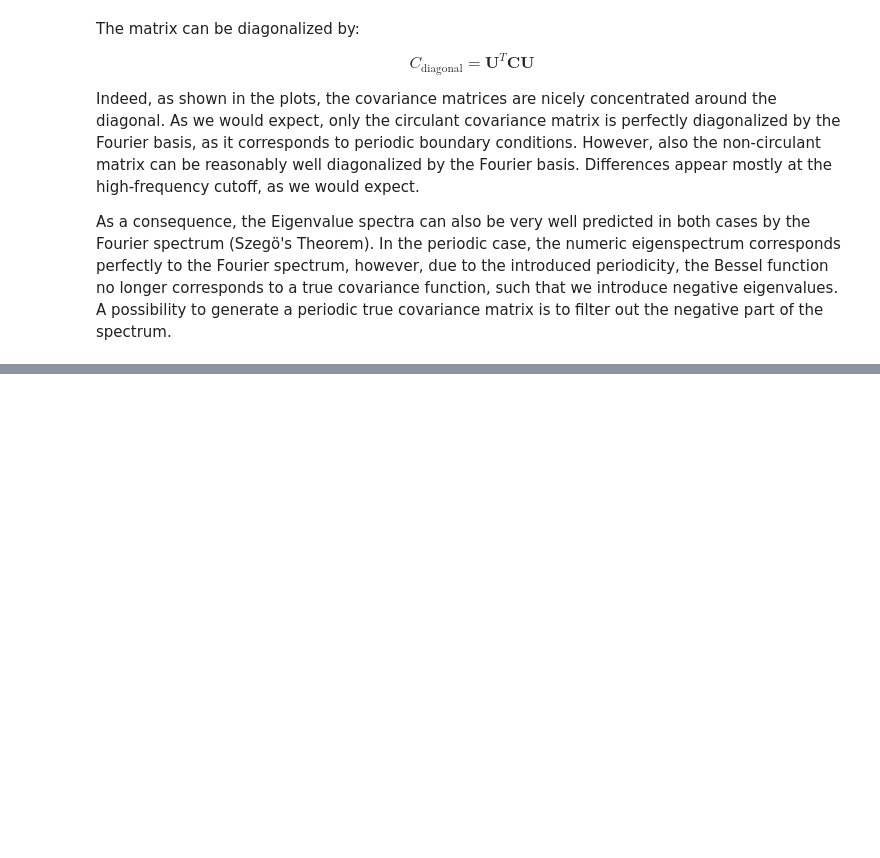
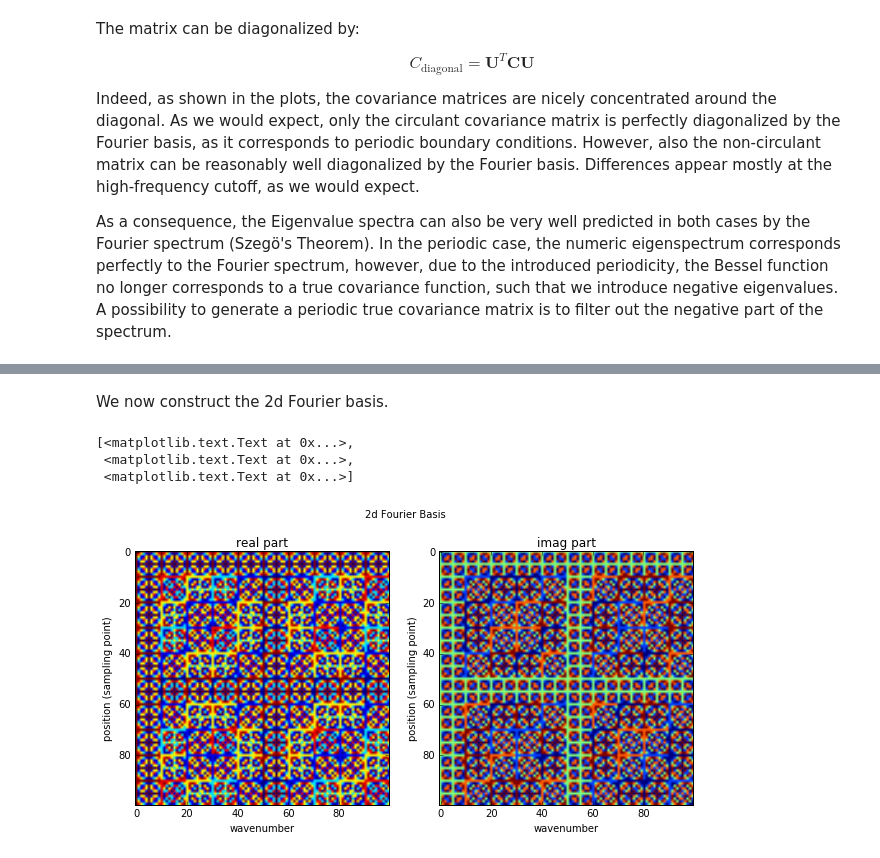
Before and after one commit to MMesch/toeplitz_spectrum, a Jupyter notebook: toeplitz_spectrum.ipynb, the cells around one changed output, grey strips where cells are left out. Cells and saved outputs as stored; diff of their text form; code cells hidden in the pictures; blank space fills up the shorter version.

```diff
--- a/toeplitz_spectrum.ipynb
+++ b/toeplitz_spectrum.ipynb
@@ -115,0 +220,30 @@ axes[1, 1].legend(loc=2)
+# %% [markdown]
+We now construct the 2d Fourier basis.
+# %%
+def get_2dfourier_basis(nx, ny):
+    # 1) get x basis
+    ks = np.arange(nx)
+    ns = np.arange(nx)
+    basisx = 1./np.sqrt(nx) * np.exp(-2j * np.pi * ks[None, :] * ns[:, None] / float(nx))
+    # 2) get y basis
+    ks = np.arange(ny)
+    ns = np.arange(ny)
+    basisy = 1./np.sqrt(ny) * np.exp(-2j * np.pi * ks[None, :] * ns[:, None] / float(ny))
+    # 3) outer product of both bases
+    basis = basisx[:, None, :, None] * basisy[None, :, None, :]
+    return basis.reshape(nx * ny, nx * ny)
+
+fbasis = get_2dfourier_basis(nx, ny)
+
+# plot cosine (real part) and sine (imaginary part) of the Fourier Basis
+fig, (col1, col2) = plt.subplots(1, 2, figsize=(10, 5))
+fig.suptitle('2d Fourier Basis')
+col1.imshow(fbasis.real)
+col1.set(title='real part', xlabel='wavenumber', ylabel='position (sampling point)')
+col2.imshow(fbasis.imag)
+col2.set(title='imag part', xlabel='wavenumber', ylabel='position (sampling point)')
+# %% [output]
+[<matplotlib.text.Text at 0x...>,
+ <matplotlib.text.Text at 0x...>,
+ <matplotlib.text.Text at 0x...>]
+[figure, added]
```
Also changed, not shown: parts of 9 cells of this notebook.
